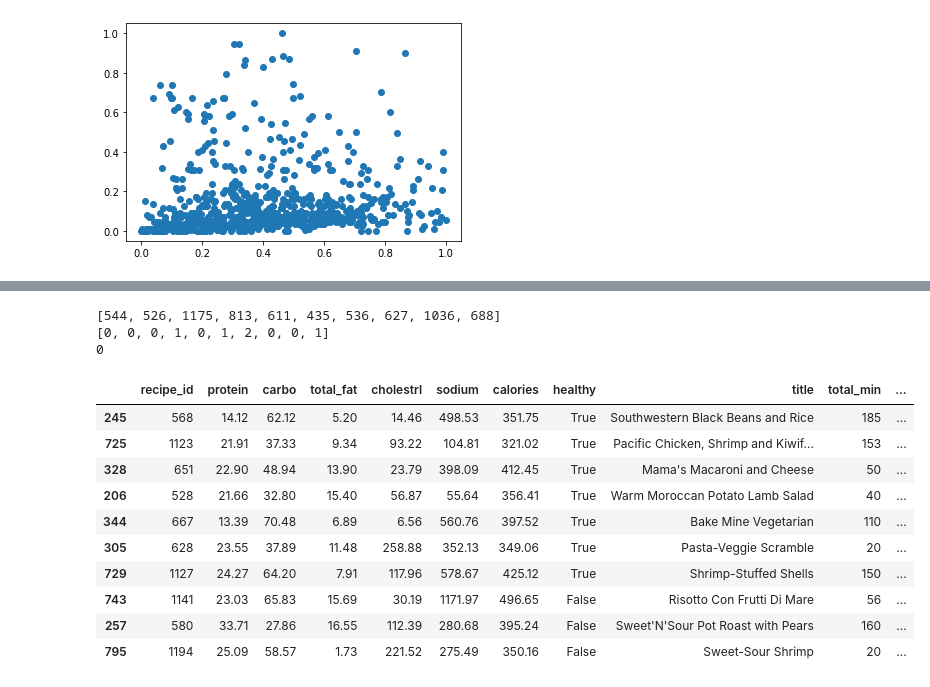
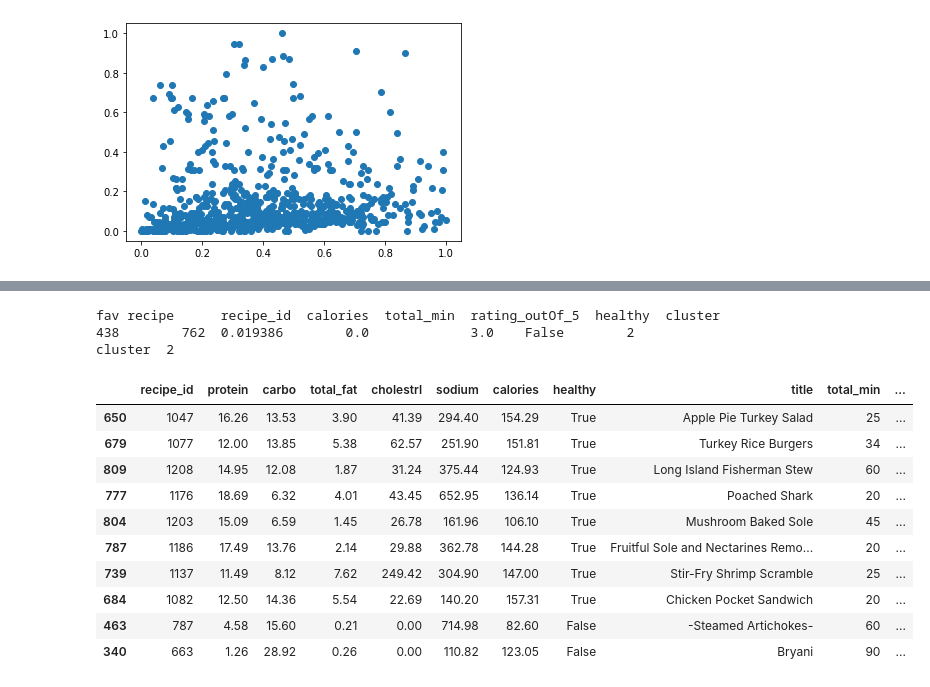
Before and after one commit to razvan286/recipe-recommendation, a Jupyter notebook: ml-RecipeRecommendation.ipynb, the cells around one changed output, grey strips where cells are left out. Cells and saved outputs as stored; diff of their text form; code cells hidden in the pictures.

Commit message:
recommends 10 first recipes based on one user preference and user gives ratings

```diff
--- a/ml-RecipeRecommendation.ipynb
+++ b/ml-RecipeRecommendation.ipynb
@@ -75,6 +75,5 @@ df_healthy_nutrients.shape
 # %%
 df_copy = df_healthy_nutrients.copy()
 for index, row in df_healthy_nutrients.iterrows():
-    if (row['protein'] >= 10 and row['protein'] <= 25) and (row['total_fat'] >= 0 and row['total_fat'] <=25) and (row['calories'] >= 200 and row['calories'] <= 500) and (row['carbo'] >= 5 and row['carbo'] <= 100) and (row['sodium']>= 0 and row['sodium']<=800):
+    if (row['protein'] >= 10 and row['protein'] <= 25) and (row['total_fat'] >= 0 and row['total_fat'] <=25) and (row['calories'] >= 100 and row['calories'] <= 500) and (row['carbo'] >= 5 and row['carbo'] <= 100) and (row['sodium']>= 0 and row['sodium']<=800):
         df_copy.loc[index, 'healthy'] = True
-df_copy
@@ -265,68 +235,65 @@ list_of_recipeId = X_km['recipe_id'].to_list()
 #then calculate what is the most popular cluster from those 10 recipes
 #and recommend from that one
 
-random_10_recipes = random.sample(list_of_recipeId, 10)
-print(random_10_recipes)
-#print(random_10_recipes)
-#These 10 recipes a user chose to cook
+#User chooses 1 recipe
+user_fav_recipe = X_km.sample()
+print('fav recipe', user_fav_recipe)
+recipe_cluster = user_fav_recipe.iloc[0]['cluster']
+print('cluster ', recipe_cluster)
 
-column_names = X_km.columns
-#these are the recipes chosen by the user
-df_recipes_chosen = pd.DataFrame(columns = column_names)
-for i in random_10_recipes:
-    df_recipes_chosen = df_recipes_chosen.append(X_km[X_km['recipe_id'] == i], ignore_index=False)
-clusters = df_recipes_chosen['cluster'].to_list()
-print(clusters)
-def most_frequent_cluster(lst):
-    return max(set(lst), key=lst.count)
-fav_cluster = most_frequent_cluster(clusters)
-print(fav_cluster)
 #recommend 10 recipes from that cluster
-list_recommendation = X_km[X_km['cluster'] == fav_cluster]
-#list_recommendation
+list_recommendation = X_km[X_km['cluster'] == recipe_cluster]
+list_recommendation
 
-#recommend 70% of healthy recipes if exist
+#recommend 80% of healthy recipes if exist
 list_healthy_recommendation = list_recommendation[list_recommendation['healthy'] == True]
 list_nonHealthy_recommendation = list_recommendation[list_recommendation['healthy'] == False]
-
 healthy_length = len(list_healthy_recommendation)
 nonHealthy_length = -1
 
-if healthy_length > 6:
-    random_healthy_recipes = list_healthy_recommendation.sample(7)
-    nonHealthy_length = 3
+#----------------------
+#when randomly picking 10 recipes
+if healthy_length > 7:
+    random_healthy_recipes = list_healthy_recommendation.sample(8)
+    nonHealthy_length = 2
 else:
     random_healthy_recipes = list_healthy_recommendation.sample(healthy_length)
     nonHealthy_length = 10 - healthy_length
+
+#when randomly picking 5 recipes
+# if healthy_length > 3:
+#     random_healthy_recipes = list_healthy_recommendation.sample(4)
+#     nonHealthy_length = 1
+# else:
+#     random_healthy_recipes = list_healthy_recommendation.sample(healthy_length)
+#     nonHealthy_length = 5 - healthy_length
+#----------
 
 random_nonHealthy_recipes = list_nonHealthy_recommendation.sample(nonHealthy_length)
 
 frames = [random_healthy_recipes, random_nonHealthy_recipes]
 df_recommend = pd.concat(frames)
 list_Ids = df_recommend['recipe_id'].to_list()
-
-#Give ratings for the recommended recipes and update X_km table
-
 
 
 #Recommend recipes from the df_ml table
 column_nam = df_ml.columns
 full_recipe_recomm = pd.DataFrame(columns = column_nam)
 for i in list_Ids:
     full_recipe_recomm = full_recipe_recomm.append(df_ml[df_ml['recipe_id'] == i], ignore_index=False)
 full_recipe_recomm
 # %% [output]
-[544, 526, 1175, 813, 611, 435, 536, 627, 1036, 688]
-[0, 0, 0, 1, 0, 1, 2, 0, 0, 1]
-0
+fav recipe      recipe_id  calories  total_min  rating_outOf_5  healthy  cluster
+438        762  0.019386        0.0             3.0    False        2
+cluster  2
 |  | recipe_id | protein | carbo | total_fat | cholestrl | sodium | calories | healthy | title | total_min | ... |
-| 245 | 568 | 14.12 | 62.12 | 5.20 | 14.46 | 498.53 | 351.75 | True | Southwestern Black Beans and Rice | 185 | ... |
-| 725 | 1123 | 21.91 | 37.33 | 9.34 | 93.22 | 104.81 | 321.02 | True | Pacific Chicken, Shrimp and Kiwif... | 153 | ... |
-| 328 | 651 | 22.90 | 48.94 | 13.90 | 23.79 | 398.09 | 412.45 | True | Mama's Macaroni and Cheese | 50 | ... |
-| 206 | 528 | 21.66 | 32.80 | 15.40 | 56.87 | 55.64 | 356.41 | True | Warm Moroccan Potato Lamb Salad | 40 | ... |
-| 344 | 667 | 13.39 | 70.48 | 6.89 | 6.56 | 560.76 | 397.52 | True | Bake Mine Vegetarian | 110 | ... |
-| 305 | 628 | 23.55 | 37.89 | 11.48 | 258.88 | 352.13 | 349.06 | True | Pasta-Veggie Scramble | 20 | ... |
-| 729 | 1127 | 24.27 | 64.20 | 7.91 | 117.96 | 578.67 | 425.12 | True | Shrimp-Stuffed Shells | 150 | ... |
-| 743 | 1141 | 23.03 | 65.83 | 15.69 | 30.19 | 1171.97 | 496.65 | False | Risotto Con Frutti Di Mare | 56 | ... |
-| 257 | 580 | 33.71 | 27.86 | 16.55 | 112.39 | 280.68 | 395.24 | False | Sweet'N'Sour Pot Roast with Pears | 160 | ... |
-| 795 | 1194 | 25.09 | 58.57 | 1.73 | 221.52 | 275.49 | 350.16 | False | Sweet-Sour Shrimp | 20 | ... |
+| 650 | 1047 | 16.26 | 13.53 | 3.90 | 41.39 | 294.40 | 154.29 | True | Apple Pie Turkey Salad | 25 | ... |
+| 679 | 1077 | 12.00 | 13.85 | 5.38 | 62.57 | 251.90 | 151.81 | True | Turkey Rice Burgers | 34 | ... |
+| 809 | 1208 | 14.95 | 12.08 | 1.87 | 31.24 | 375.44 | 124.93 | True | Long Island Fisherman Stew | 60 | ... |
+| 777 | 1176 | 18.69 | 6.32 | 4.01 | 43.45 | 652.95 | 136.14 | True | Poached Shark | 20 | ... |
+| 804 | 1203 | 15.09 | 6.59 | 1.45 | 26.78 | 161.96 | 106.10 | True | Mushroom Baked Sole | 45 | ... |
+| 787 | 1186 | 17.49 | 13.76 | 2.14 | 29.88 | 362.78 | 144.28 | True | Fruitful Sole and Nectarines Remo... | 20 | ... |
+| 739 | 1137 | 11.49 | 8.12 | 7.62 | 249.42 | 304.90 | 147.00 | True | Stir-Fry Shrimp Scramble | 25 | ... |
+| 684 | 1082 | 12.50 | 14.36 | 5.54 | 22.69 | 140.20 | 157.31 | True | Chicken Pocket Sandwich | 20 | ... |
+| 463 | 787 | 4.58 | 15.60 | 0.21 | 0.00 | 714.98 | 82.60 | False | -Steamed Artichokes- | 60 | ... |
+| 340 | 663 | 1.26 | 28.92 | 0.26 | 0.00 | 110.82 | 123.05 | False | Bryani | 90 | ... |
```
Also changed, not shown: parts of 17 cells of this notebook, 1 other file.
